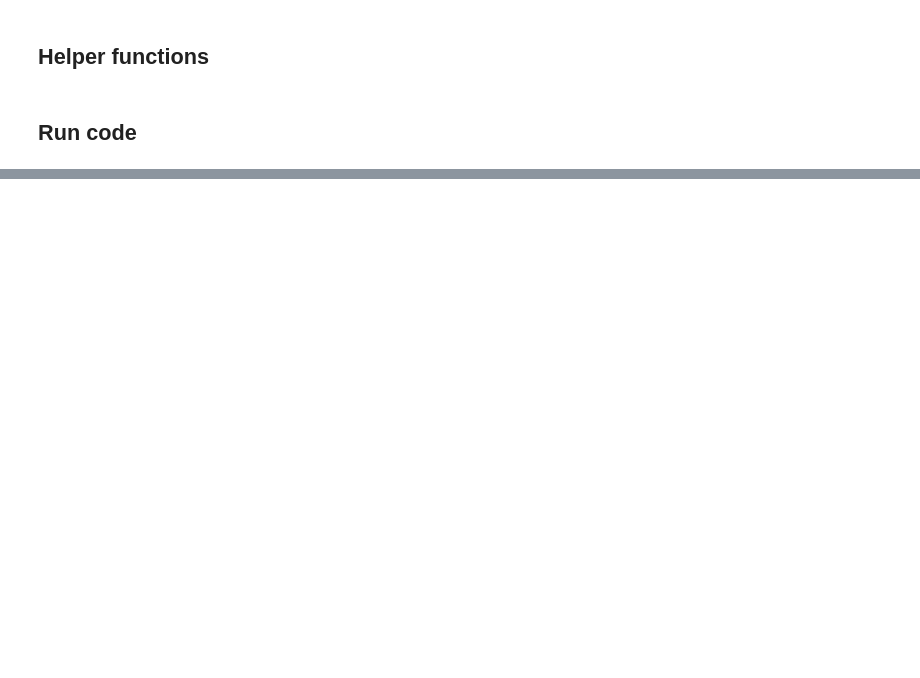
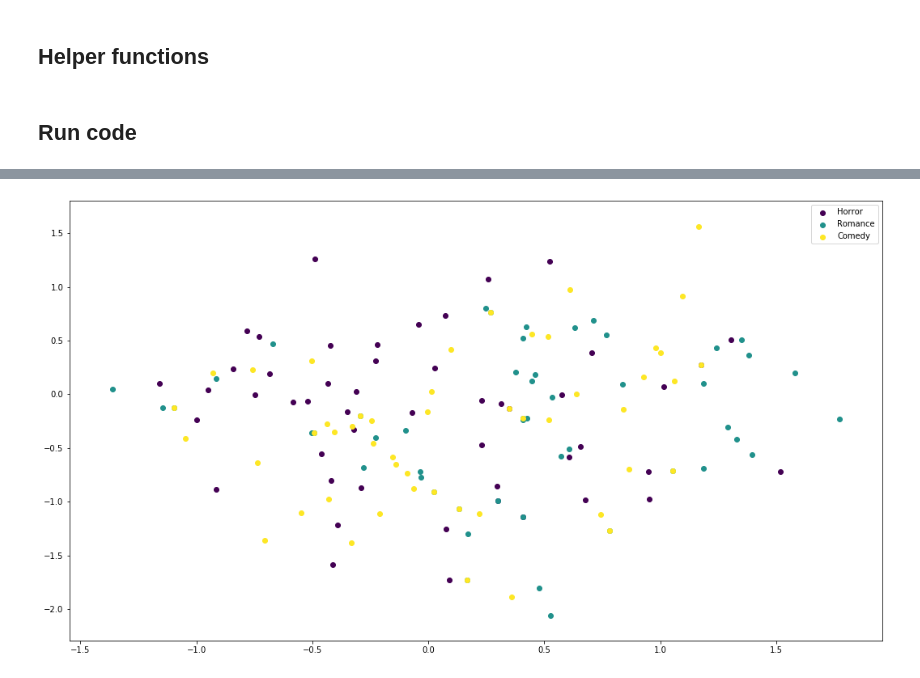
Before and after one commit to akshayyeluri/MovieLensViz, a Jupyter notebook: 5a.ipynb, the cells around one changed output, grey strips where cells are left out. Cells and saved outputs as stored; diff of their text form; code cells hidden in the pictures; blank space fills up the shorter version.

```diff
--- a/5a.ipynb
+++ b/5a.ipynb
@@ -118,9 +118,11 @@ HBox(children=(IntProgress(value=0, description='train_loop', max=300, style=Pro
 # %%
 pca = PCA(3)
 V_p = pca.fit_transform(V)
 U_p = pca.transform(U)
 
 genres = ["Horror", "Romance", "Comedy"]
-n_mov = 3
-plot_w_genre(genres, movie_df, V_p, n_mov=n_mov, dim_3=True)
+n_mov = 50
+plot_w_genre(genres, movie_df, V_p, n_mov=n_mov, dim_3=False, annotate = False)
 plt.gcf().set_size_inches(18, 10)
+# %% [output]
+[figure, added]
```
Also changed, not shown: parts of 1 cell of this notebook, 1 other file.
